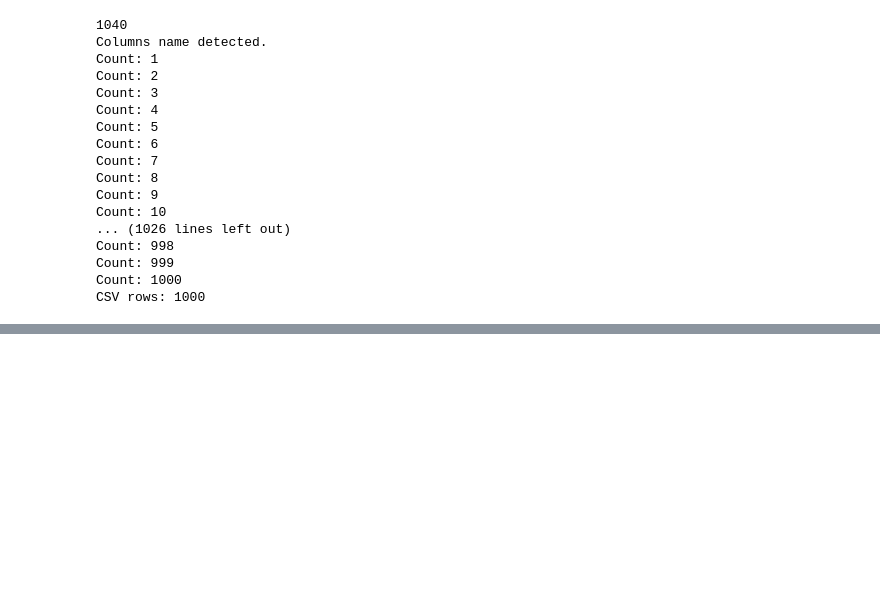
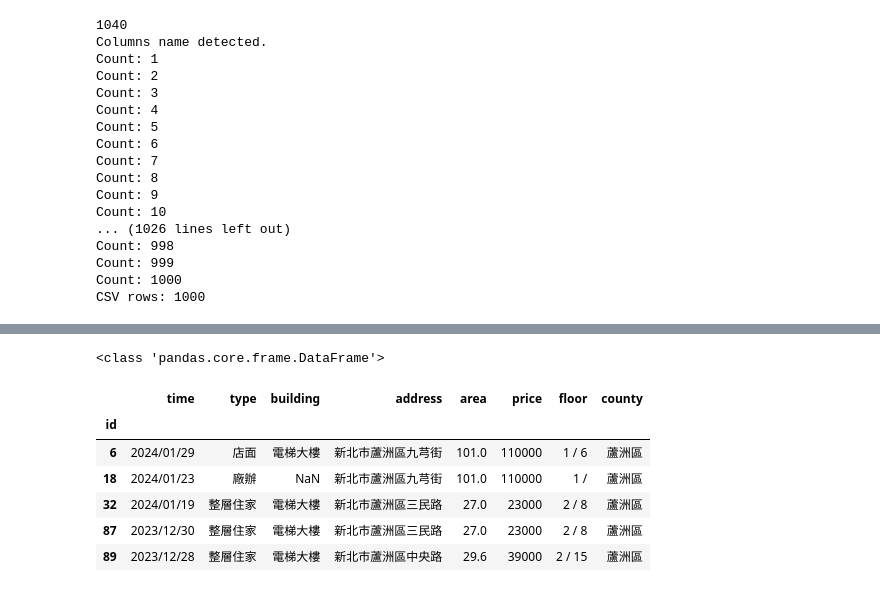
Before and after one commit to ChipCLee/rent, a Jupyter notebook: taipei_county.ipynb, the cells around one changed output, grey strips where cells are left out. Cells and saved outputs as stored; diff of their text form; code cells hidden in the pictures; blank space fills up the shorter version.

```diff
--- a/taipei_county.ipynb
+++ b/taipei_county.ipynb
@@ -60,0 +98,29 @@ CSV rows: 1000
+# %%
+df=pd.read_csv('taipei_county.csv', index_col='id')
+print(type(df))
+# %% [output]
+<class 'pandas.core.frame.DataFrame'>
+# %%
+df = df.loc[df['county']=="蘆洲區"]
+# def convertPrice(price):
+#     price_str=price.replace("元","").replace(",","")
+#     price_int=int(price_str)
+#     return price_int
+
+
+# df['price']=df['price'].map(convertPrice)
+
+def cleanArea(area):
+    area_str=area.replace("坪","")
+    area_float=float(area_str)
+    return area_float
+df['area']=df['area'].map(cleanArea)
+df.head()
+# %% [output]
+|  | time | type | building | address | area | price | floor | county |
+| id |  |  |  |  |  |  |  |  |
+| 6 | 2024/01/29 | 店面 | 電梯大樓 | 新北市蘆洲區九芎街 | 101.0 | 110000 | 1 / 6 | 蘆洲區 |
+| 18 | 2024/01/23 | 廠辦 | NaN | 新北市蘆洲區九芎街 | 101.0 | 110000 | 1 / | 蘆洲區 |
+| 32 | 2024/01/19 | 整層住家 | 電梯大樓 | 新北市蘆洲區三民路 | 27.0 | 23000 | 2 / 8 | 蘆洲區 |
+| 87 | 2023/12/30 | 整層住家 | 電梯大樓 | 新北市蘆洲區三民路 | 27.0 | 23000 | 2 / 8 | 蘆洲區 |
+| 89 | 2023/12/28 | 整層住家 | 電梯大樓 | 新北市蘆洲區中央路 | 29.6 | 39000 | 2 / 15 | 蘆洲區 |
```
Also changed, not shown: parts of 5 cells of this notebook, 1 other file.
